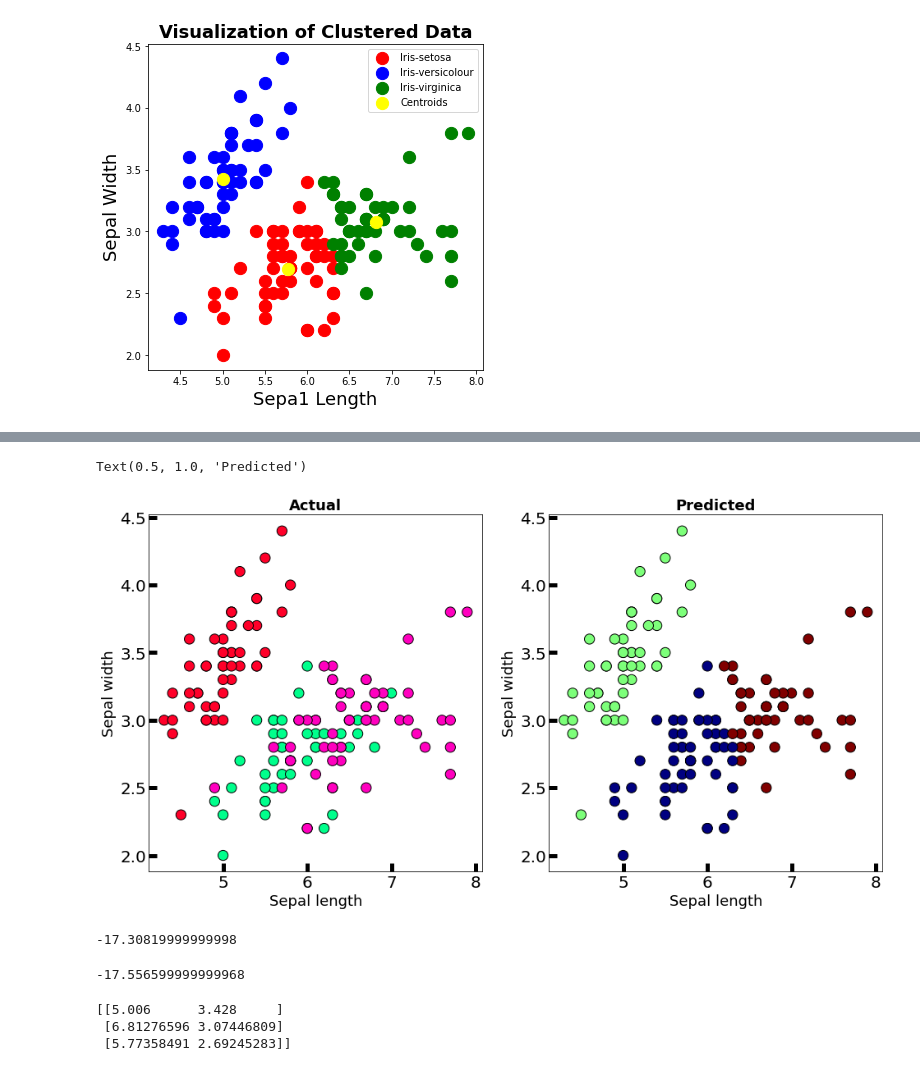
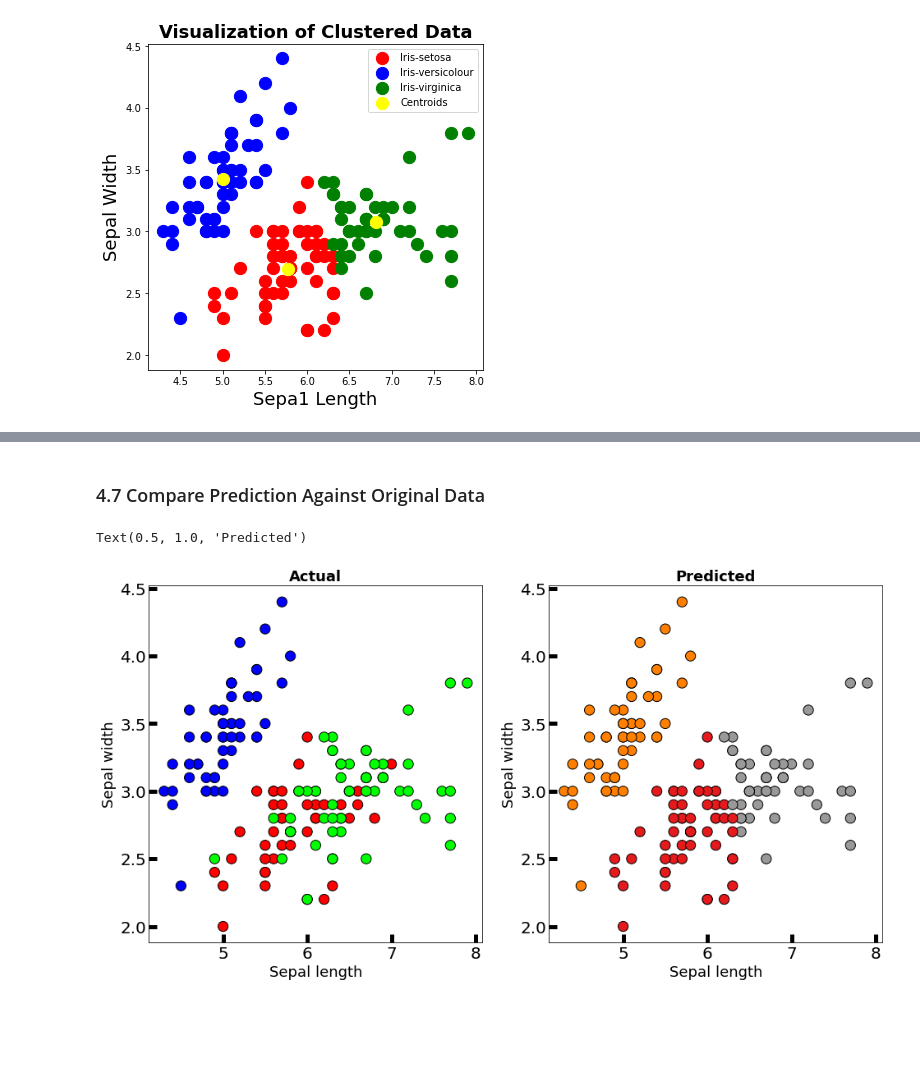
Before and after one commit to pcaulfie/sqrt2, a Jupyter notebook: Tasks2020.ipynb, the cells around one changed output, grey strips where cells are left out. Cells and saved outputs as stored; diff of their text form; code cells hidden in the pictures; blank space fills up the shorter version.

Commit message:
revised and updated Task 4 to explain code and results

```diff
--- a/Tasks2020.ipynb
+++ b/Tasks2020.ipynb
@@ -612,0 +639,17 @@ array([1, 1, 1, 1, 1, 1, 1, 1, 1, 1, 1, 1, 1, 1, 1, 1, 1, 1, 1, 1, 1, 1,
+# %%
+#Finding the optimum number of clusters for k-means classification - adapted from Tim, 2016
+#from sklearn.cluster import KMeans
+sse = []
+
+for i in range(1, 11):
+    kmeans = skcl.KMeans(n_clusters = i, init = 'k-means++', max_iter = 300, n_init = 10, random_state = 0)
+    kmeans.fit(X)
+    sse.append(kmeans.inertia_)
+
+#Plotting the results onto a line graph, allowing us to observe 'The elbow'
+plt.figure(figsize=(6,6))
+plt.plot(range(1, 11), wcss)
+plt.title('The Elbow Method',fontsize=18,fontweight='bold')
+plt.xlabel('Number of clusters', fontsize=18)
+plt.ylabel('SSE',fontsize=18) # sum of squared distance
+plt.show()
@@ -612,0 +662,12 @@ array([1, 1, 1, 1, 1, 1, 1, 1, 1, 1, 1, 1, 1, 1, 1, 1, 1, 1, 1, 1, 1, 1,
+# %%
+# Fit K means cluster model adapted from Sanchez and Dabbura
+
+# set parameters ((https://scikit-learn.org/stable/modules/generated/sklearn.datasets.load_iris.html))
+# n_clusters = 3
+# random_state: seed used by the random number generator = 21.
+# n_init: the number of times running kmeans with different centroid’s initialization,  best one will be reported.
+# k-means++: The default of init, which is supposed to speed up convergence
+# max_iter: Maximum number of iterations of the k-means algorithm for a single run
+
+km = skcl.KMeans(n_clusters = 3, init = 'k-means++', max_iter = 300, n_init = 10, random_state = 21)
+y_kmeans = km.fit_predict(X)
@@ -642,36 +746,23 @@ Text(0.5, 1.0, 'Visualization of Clustered Data')
+# %% [markdown]
+### 4.7 Compare Prediction Against Original Data
 # %%
+# compare original data versus the predicted clustered results - adapted from Sanchez 2018
 
-#this will tell us to which cluster does the data observations belong.
-new_labels = km.labels_# Plot the identified clusters and compare with the answers
+new_labels = y_kmeans
+# Plot the identified clusters and compare with the answers
 fig, axes = plt.subplots(1, 2, figsize=(16,8))
-axes[0].scatter(X[:, 0], X[:, 1], c=y, cmap='gist_rainbow',edgecolor='k', s=150)
-axes[1].scatter(X[:, 0], X[:, 1], c=new_labels, cmap='jet',edgecolor='k', s=150)
+# Plot Actual
+axes[0].scatter(X[:, 0], X[:, 1], c=y, cmap='brg',edgecolor='k', s=150)
 axes[0].set_xlabel('Sepal length', fontsize=18)
 axes[0].set_ylabel('Sepal width', fontsize=18)
+axes[0].tick_params(direction='in', length=10, width=5, colors='k', labelsize=20)
+axes[0].set_title('Actual', fontsize=18, fontweight='bold')
+# Plot Predicted
+axes[1].scatter(X[:, 0], X[:, 1], c=new_labels, cmap='Set1',edgecolor='k', s=150)
 axes[1].set_xlabel('Sepal length', fontsize=18)
 axes[1].set_ylabel('Sepal width', fontsize=18)
-axes[0].tick_params(direction='in', length=10, width=5, colors='k', labelsize=20)
 axes[1].tick_params(direction='in', length=10, width=5, colors='k', labelsize=20)
-axes[0].set_title('Actual', fontsize=18, fontweight='bold')
 axes[1].set_title('Predicted', fontsize=18, fontweight='bold')
 # %% [output]
 Text(0.5, 1.0, 'Predicted')
-[figure, old version]
+[figure, new version]
-# %%
-print(km.score(X[y_kmeans]))
-# %% [output]
--17.30819999999998
-# %%
-# Pick a value for k (the number of clusters to create)
-km2 = skcl.KMeans(n_clusters = 3, init = 'k-means++', max_iter = 300, n_init = 10, random_state = 0)
-y_kmeans2 = km2.fit_predict(X)
-print(km2.score(X[y_kmeans2]))
-# %% [output]
--17.556599999999968
-# %%
-centers2 = km2.cluster_centers_
-print(centers2)
-# %% [output]
-[[5.006      3.428     ]
- [6.81276596 3.07446809]
- [5.77358491 2.69245283]]
```
Also changed, not shown: parts of 26 cells of this notebook.
